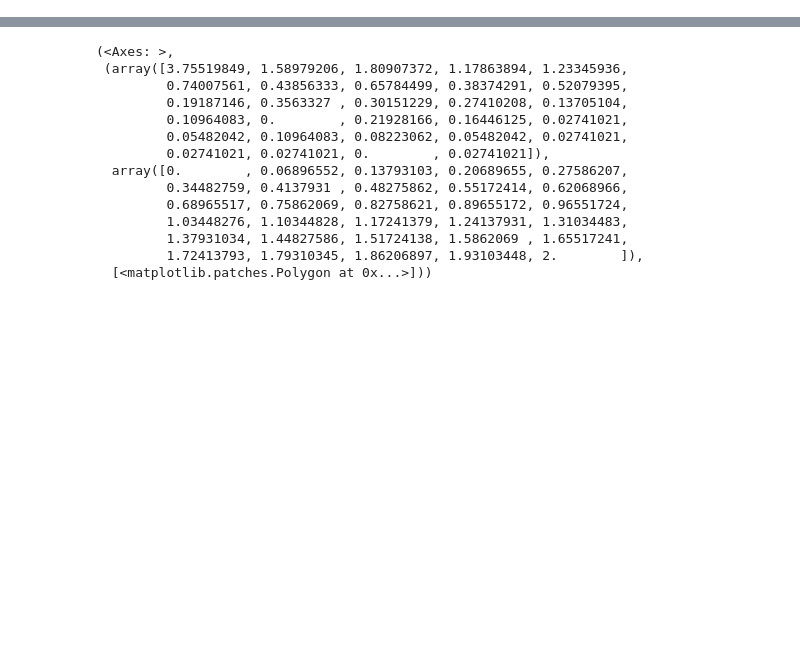
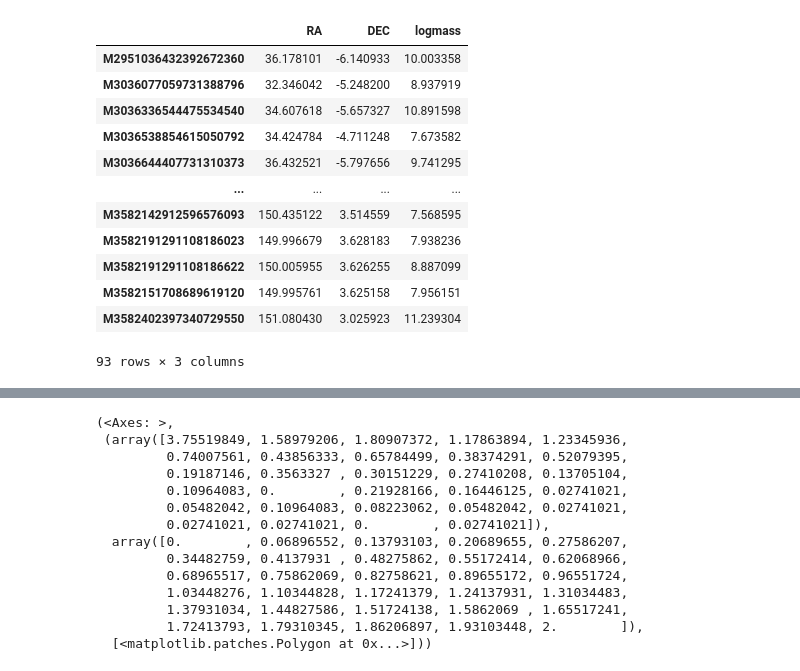
Before and after one commit to ekadofong/pieridae, a Jupyter notebook: notebooks/Untitled1.ipynb, the cells around one changed output, grey strips where cells are left out. Cells and saved outputs as stored; diff of their text form; code cells hidden in the pictures; blank space fills up the shorter version.

```diff
--- a/notebooks/Untitled1.ipynb
+++ b/notebooks/Untitled1.ipynb
@@ -97,0 +59,16 @@ from astropy import coordinates
+# %%
+catalog.loc[masks['in_band'][0]].iloc[ii[d2d<0.08*u.Mpc]][['RA','DEC','logmass']]
+# %% [output]
+|  | RA | DEC | logmass |
+| M2951036432392672360 | 36.178101 | -6.140933 | 10.003358 |
+| M3036077059731388796 | 32.346042 | -5.248200 | 8.937919 |
+| M3036336544475534540 | 34.607618 | -5.657327 | 10.891598 |
+| M3036538854615050792 | 34.424784 | -4.711248 | 7.673582 |
+| M3036644407731310373 | 36.432521 | -5.797656 | 9.741295 |
+| ... | ... | ... | ... |
+| M3582142912596576093 | 150.435122 | 3.514559 | 7.568595 |
+| M3582191291108186023 | 149.996679 | 3.628183 | 7.938236 |
+| M3582191291108186622 | 150.005955 | 3.626255 | 8.887099 |
+| M3582151708689619120 | 149.995761 | 3.625158 | 7.956151 |
+| M3582402397340729550 | 151.080430 | 3.025923 | 11.239304 |
+93 rows × 3 columns
```
Also changed, not shown: parts of 23 cells of this notebook, 2 other files.
